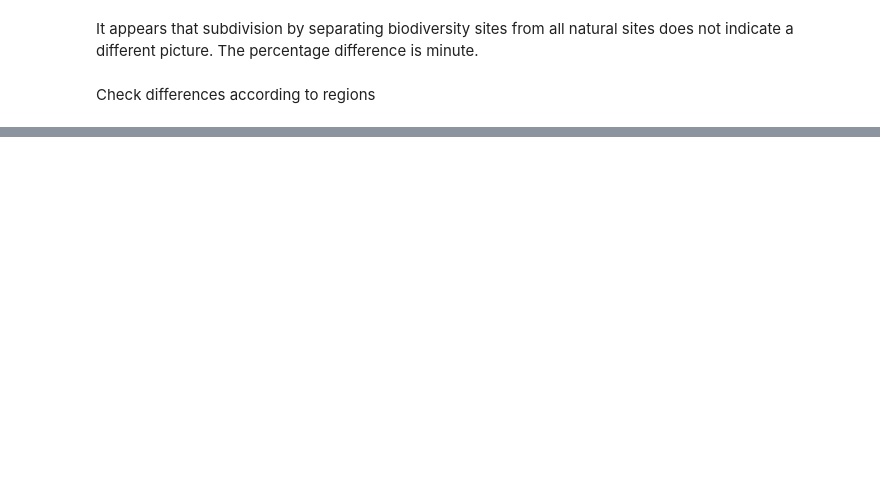
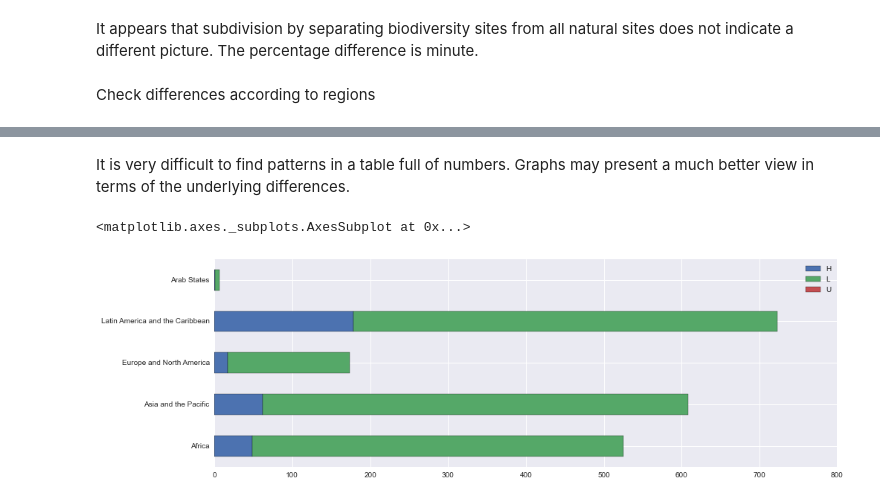
Before and after one commit to Yichuans/climate-vulnerable-wh, a Jupyter notebook: workspace.ipynb, the cells around one changed output, grey strips where cells are left out. Cells and saved outputs as stored; diff of their text form; code cells hidden in the pictures; blank space fills up the shorter version.

Commit message:
barh visualisation

```diff
--- a/workspace.ipynb
+++ b/workspace.ipynb
@@ -1040,6 +1105,10 @@ coral_africa, coral_asia, coral_euna, coral_lac, coral_arab = \
 [get_agg_result_by_wdpaidlist(result_coral_f, c_columns, a_region) \
  for a_region in [africa_ids, asia_ids, euna_ids, lac_ids, arab_ids]]
 coral_regions = [coral_africa, coral_asia, coral_euna, coral_lac, coral_arab]
+
+# convenient variables
+regions_list = ['_africa', '_asia', '_euna', '_lac', '_arab']
+regions_name_list = ['Africa', 'Asia and the Pacific', 'Europe and North America', 'Latin America and the Caribbean', 'Arab States']
 # %%
 # join all the regional tables together
 from functools import reduce
@@ -1056,0 +1141,13 @@ df_final[0][['per_H' + each for each in ['', '_africa', '_asia', '_euna', '_lac'
+# %% [markdown]
+It is very difficult to find patterns in a table full of numbers. Graphs may present a much better view in terms of the underlying differences.
+# %%
+# amp
+# a = pd.concat([each[['H', 'L', 'U']][-1:] for each in amp_regions])
+## a better way to slice columns and rows, loc is a label based indxing
+## .loc returns a series, concatenate on axis 1, transpose and then replace index
+a = pd.concat([each[['H', 'L', 'U']].loc['FINAL_SCORE'] for each in amp_regions], 1).T
+a.index = regions_name_list
+a.plot.barh(stacked=True, figsize=(15,5))
+# %% [output]
+<matplotlib.axes._subplots.AxesSubplot at 0x...>
+[figure, added]
```
Also changed, not shown: parts of 11 cells of this notebook.
